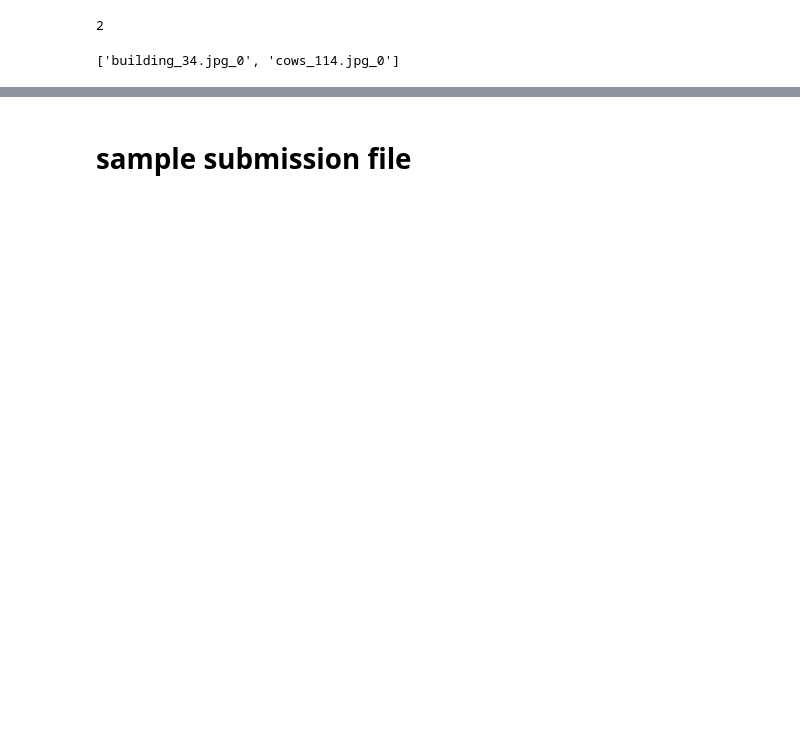
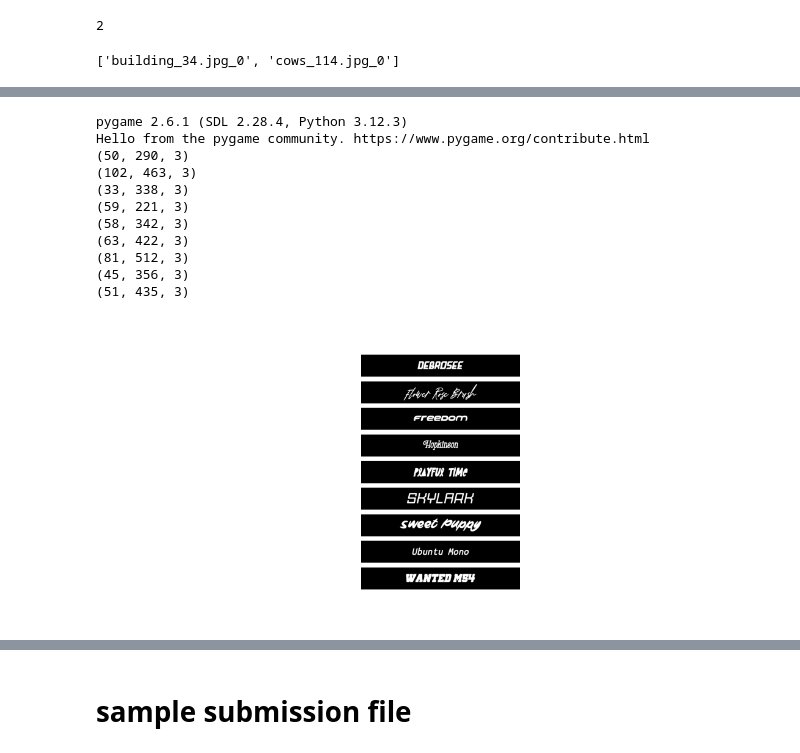
Before and after one commit to egozi/MySynthText, a Jupyter notebook: arrange_data.ipynb, the cells around one changed output, grey strips where cells are left out. Drawn from its saved outputs; the diff is of its cells as text; code cells hidden in the pictures; blank space fills up the shorter version.

```diff
--- a/arrange_data.ipynb
+++ b/arrange_data.ipynb
@@ -115,0 +117,80 @@ print(text)
+# %%
+# RENDER_TEXT = "abcdefghijklmnopqrstuvwxyz ABCDEFGHIJKLMNOPQRSTUVWXYZ 0123456789`-=~!@#$%^&*()_+[]\\{}|;':\",./<>?"
+RENDER_TEXT = "a b c d e f g h i A B C D E F G H I 0 1 2 3 4 5 6 7 8 9"
+
+RENDER_TEXT = ["always forever", "Skylark", "Sweet puppy", "Ubuntu mono", "Vertigo", "Wanted", "Flower Rose Brush"]
+
+RENDER_TEXT = read_fonts_txt('/home/amir/source/MySynthText/data/fonts/')
+import pygame
+from pygame.freetype import Font
+from pygame import Color
+
+pygame.init()
+pygame.freetype.init()
+
+font_name = [b'Skylark',
+             b'Sweet Puppy',
+             b'Ubuntu Mono',
+             b'VertigoFLF',
+             b'Wanted M54',
+             b'always  forever',
+             b'Flower Rose Brush']
+
+files = get_font_paths_list('/home/amir/source/MySynthText/data')
+
+_, axes = plt.subplots(len(files),1, figsize=(11,5))
+
+size = (140, 2500)
+size = (140, 1000)
+
+im_list = []
+for inx, file in enumerate(files):
+
+    font = Font(file, size=64)
+    font.strong = True
+    font.oblique = True
+    font.antialiased = True
+    font.origin = True
+    font.strength = 0.01
+    surface, _ = font.render(
+        RENDER_TEXT[inx],
+        fgcolor=Color(255, 255, 255, 255),
+        bgcolor=Color(0, 0, 0, 0))
+    img = pygame.surfarray.array3d(surface)
+    img = np.transpose(img, [1, 0, 2])
+    print(img.shape)
+
+    # pad image to exact target size
+    target_h, target_w = size
+    pad_h = max(0, target_h - img.shape[0])
+    pad_w = max(0, target_w - img.shape[1])
+
+    h_before = pad_h // 2
+    h_after = pad_h - h_before
+    w_before = pad_w // 2
+    w_after = pad_w - w_before
+
+    img = np.pad(img, ((h_before, h_after), (w_before, w_after), (0, 0)))
+
+    # Ensure exact size (crop if needed)
+    img = img[:target_h, :target_w, :]
+
+    axes[inx].imshow(img)
+    axes[inx].set_axis_off()
+
+    im_list.append(img)
+
+im = np.concatenate(im_list, axis=0)
+# %% [output]
+pygame 2.6.1 (SDL 2.28.4, Python 3.12.3)
+Hello from the pygame community. https://www.pygame.org/contribute.html
+(50, 290, 3)
+(102, 463, 3)
+(33, 338, 3)
+(59, 221, 3)
+(58, 342, 3)
+(63, 422, 3)
+(81, 512, 3)
+(45, 356, 3)
+(51, 435, 3)
+[figure, new version]
```
Also changed, not shown: parts of 23 cells of this notebook, 7 other files.
